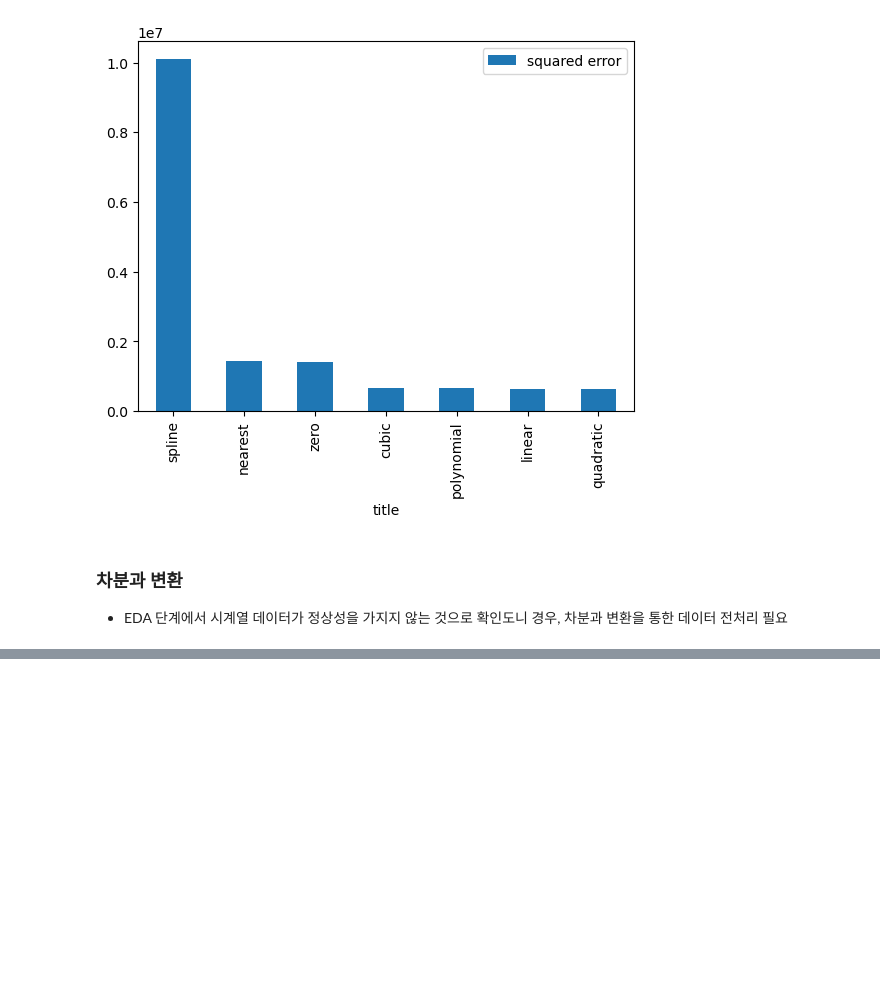
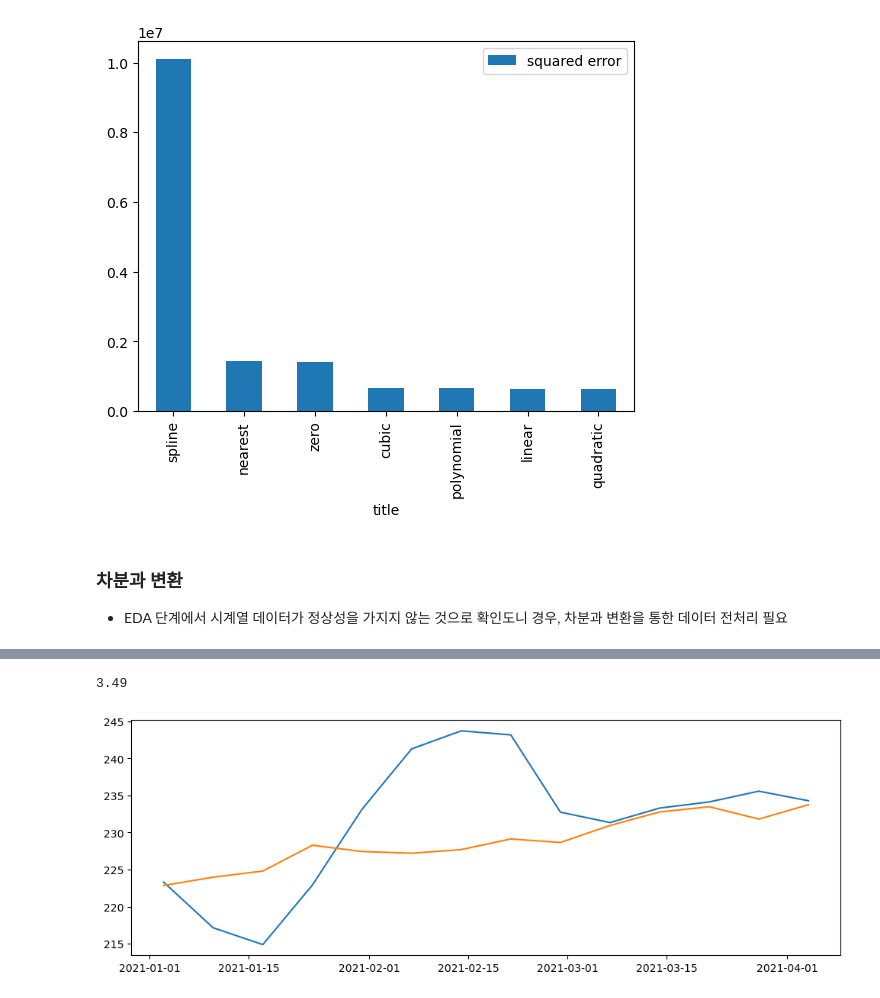
Before and after one commit to klee30810/ADP-study, a Jupyter notebook: codebook/Chap 12. Time anlalysis.ipynb, the cells around one changed output, grey strips where cells are left out. Cells and saved outputs as stored; diff of their text form; code cells hidden in the pictures; blank space fills up the shorter version.

```diff
--- a/codebook/Chap 12. Time anlalysis.ipynb
+++ b/codebook/Chap 12. Time anlalysis.ipynb
@@ -554,0 +799,7 @@ look-up table. The actual p-value is greater than the p-value returned.
+# %%
+from statsmodels.tsa.arima.model import ARIMA
+p, d, q = 3, 1, 2
+P, D, Q, m = 1, 0, 1, 7
+model = ARIMA(down_head, order=(p,d,q), seasonal_order=(P,D,Q,m))
+fitted = model.fit()
+print(fitted.summary())
@@ -554,0 +824,18 @@ look-up table. The actual p-value is greater than the p-value returned.
+# %%
+# prac 4
+def MAPE(y_true, y_pred):
+    mape = np.mean(np.abs((y_true - y_pred)/y_true))*100
+    return mape
+
+pred = fitted.predict(start=down_tail.index[0], end=down_tail.index[-1])
+print(MAPE(down_tail.values, pred.values).round(2))
+
+fig, ax = plt.subplots(1,1, figsize=(12,4))
+ax.plot(down_tail, label='true')
+ax.plot(pred, label='pred')
+plt.legend
+()
+plt.show()
+# %% [output]
+3.49
+[figure, added]
```
Also changed, not shown: parts of 15 cells of this notebook.
